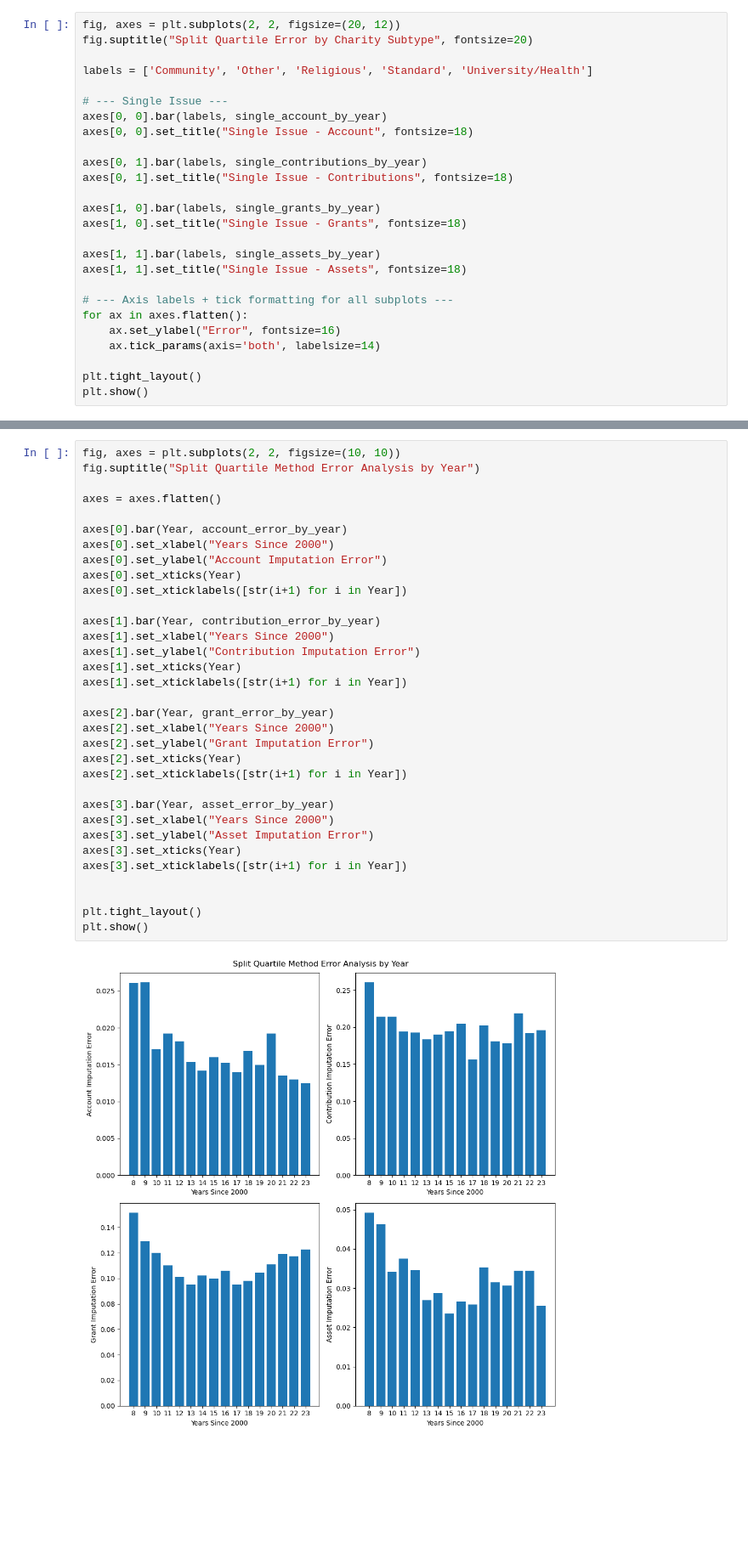
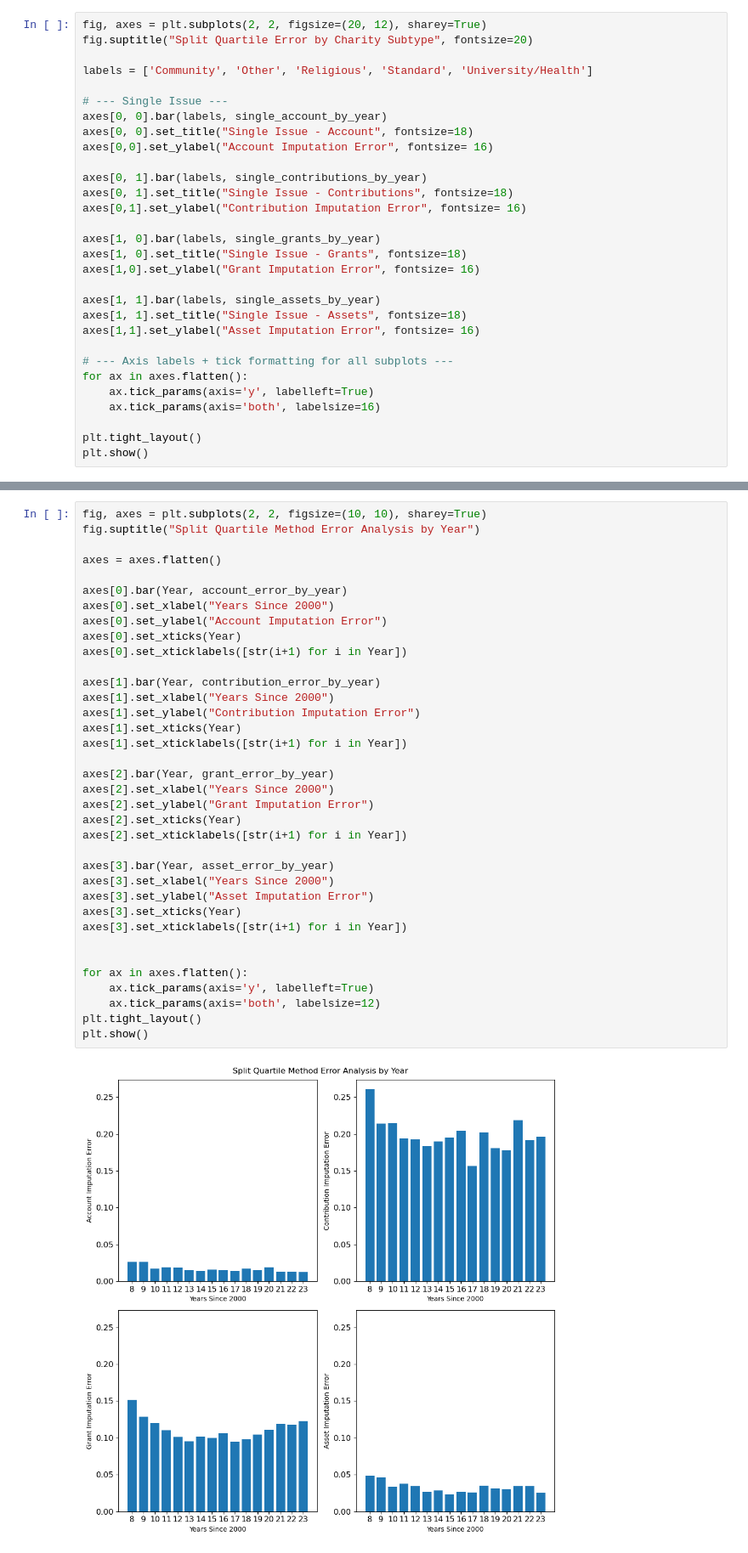
Before and after one commit to nichmars/Test, a Jupyter notebook: Median_PctChg_WBracket.ipynb, the cells around one changed output, grey strips where cells are left out. Shown at 85% size. Saved outputs shown, nothing was run; the diff lists cells and outputs as text; blank space fills up the shorter version.

```diff
--- a/Median_PctChg_WBracket.ipynb
+++ b/Median_PctChg_WBracket.ipynb
@@ -388,7 +388,7 @@ plt.show()
 [figure]
 [figure]
 # %%
-fig, axes = plt.subplots(2, 2, figsize=(20, 12))
+fig, axes = plt.subplots(2, 2, figsize=(20, 12), sharey=True)
 fig.suptitle("Split Quartile Error by Charity Subtype", fontsize=20)
 
 labels = ['Community', 'Other', 'Religious', 'Standard', 'University/Health']
@@ -396,20 +396,24 @@ labels = ['Community', 'Other', 'Religious', 'Standard', 'University/Health']
 # --- Single Issue ---
 axes[0, 0].bar(labels, single_account_by_year)
 axes[0, 0].set_title("Single Issue - Account", fontsize=18)
+axes[0,0].set_ylabel("Account Imputation Error", fontsize= 16)
 
 axes[0, 1].bar(labels, single_contributions_by_year)
 axes[0, 1].set_title("Single Issue - Contributions", fontsize=18)
+axes[0,1].set_ylabel("Contribution Imputation Error", fontsize= 16)
 
 axes[1, 0].bar(labels, single_grants_by_year)
 axes[1, 0].set_title("Single Issue - Grants", fontsize=18)
+axes[1,0].set_ylabel("Grant Imputation Error", fontsize= 16)
 
 axes[1, 1].bar(labels, single_assets_by_year)
 axes[1, 1].set_title("Single Issue - Assets", fontsize=18)
+axes[1,1].set_ylabel("Asset Imputation Error", fontsize= 16)
 
 # --- Axis labels + tick formatting for all subplots ---
 for ax in axes.flatten():
-    ax.set_ylabel("Error", fontsize=16)
-    ax.tick_params(axis='both', labelsize=14)
+    ax.tick_params(axis='y', labelleft=True)
+    ax.tick_params(axis='both', labelsize=16)
 
 plt.tight_layout()
 plt.show()
@@ -418,35 +422,38 @@ plt.show()
 # %%
-fig, axes = plt.subplots(2, 2, figsize=(10, 10))
+fig, axes = plt.subplots(2, 2, figsize=(10, 10), sharey=True)
 fig.suptitle("Split Quartile Method Error Analysis by Year")
 
 axes = axes.flatten()
 
 axes[0].bar(Year, account_error_by_year)
 axes[0].set_xlabel("Years Since 2000")
 axes[0].set_ylabel("Account Imputation Error")
 axes[0].set_xticks(Year)
 axes[0].set_xticklabels([str(i+1) for i in Year])
 
 axes[1].bar(Year, contribution_error_by_year)
 axes[1].set_xlabel("Years Since 2000")
 axes[1].set_ylabel("Contribution Imputation Error")
 axes[1].set_xticks(Year)
 axes[1].set_xticklabels([str(i+1) for i in Year])
 
 axes[2].bar(Year, grant_error_by_year)
 axes[2].set_xlabel("Years Since 2000")
 axes[2].set_ylabel("Grant Imputation Error")
 axes[2].set_xticks(Year)
 axes[2].set_xticklabels([str(i+1) for i in Year])
 
 axes[3].bar(Year, asset_error_by_year)
 axes[3].set_xlabel("Years Since 2000")
 axes[3].set_ylabel("Asset Imputation Error")
 axes[3].set_xticks(Year)
 axes[3].set_xticklabels([str(i+1) for i in Year])
 
 
+for ax in axes.flatten():
+    ax.tick_params(axis='y', labelleft=True)
+    ax.tick_params(axis='both', labelsize=12)
 plt.tight_layout()
 plt.show()
 # %% [output]
-[figure, old version]
+[figure, new version]
```
Also changed, not shown: parts of 1 cell of this notebook, 8 other files.
